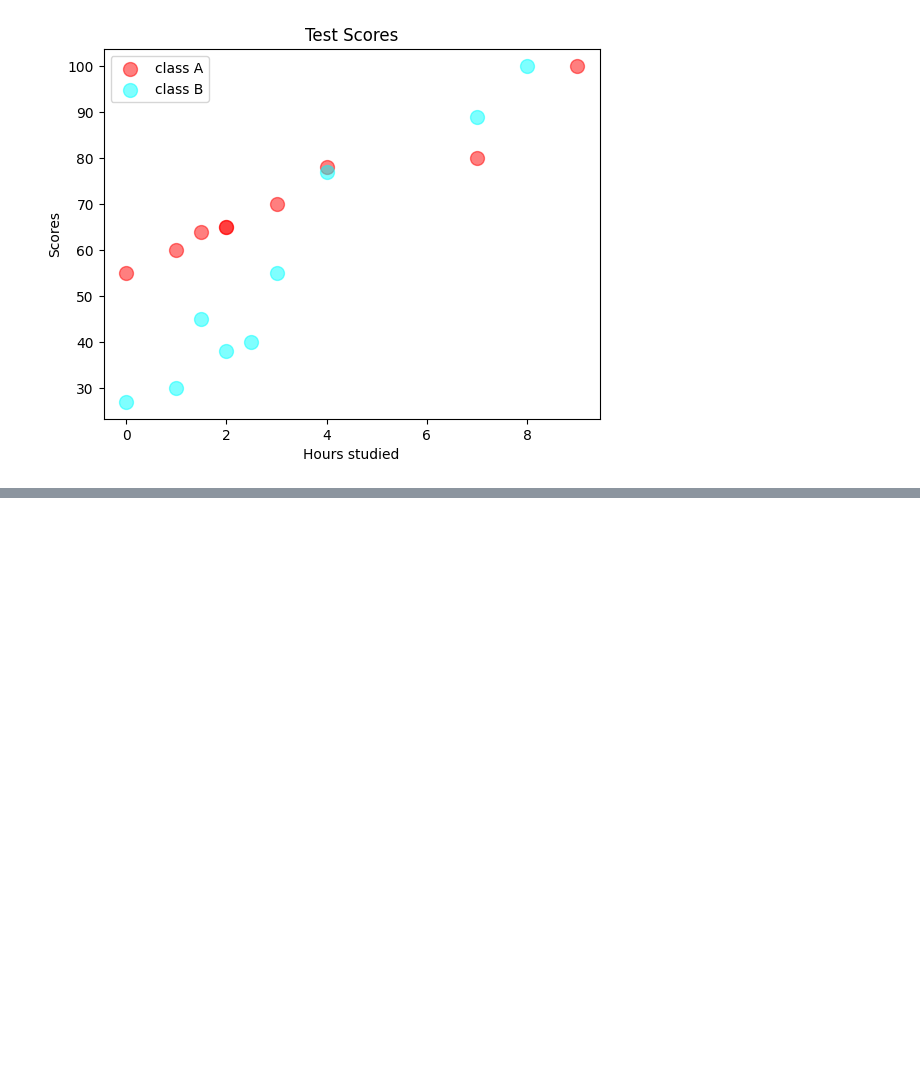
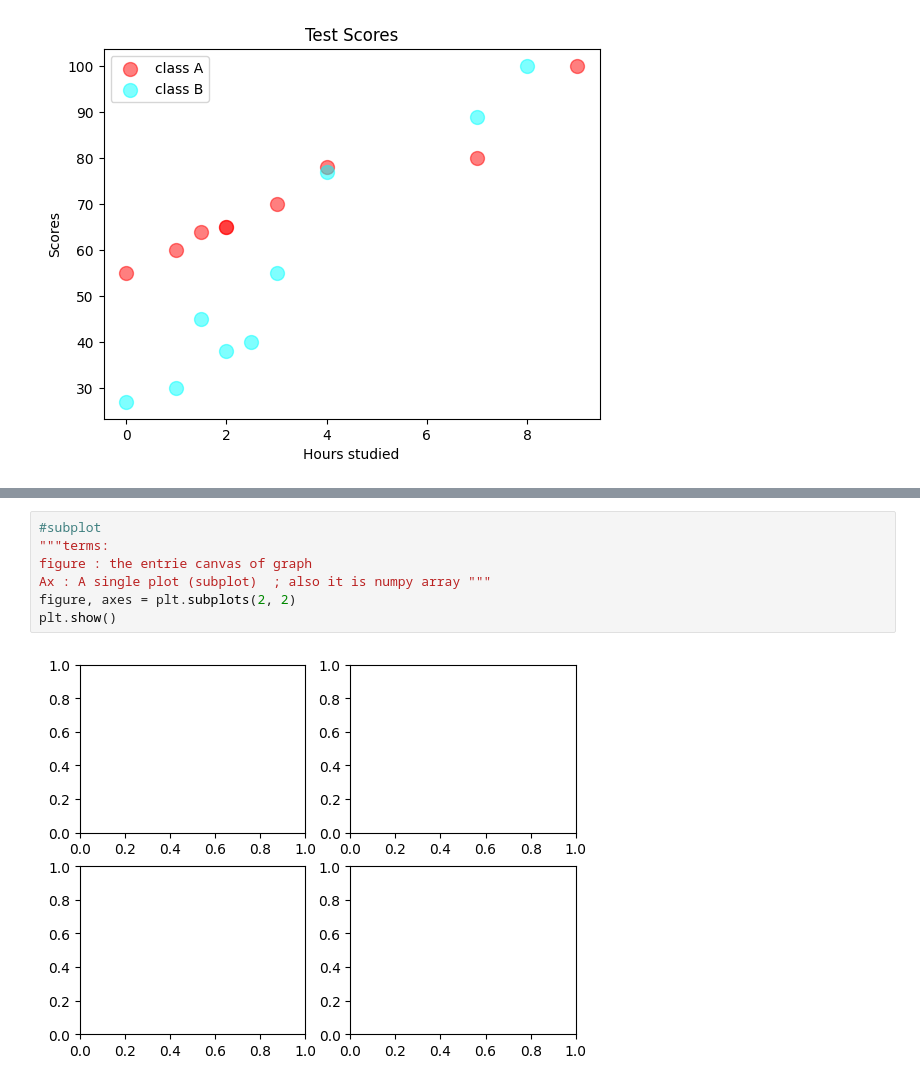
Before and after one commit to BhuVanesh5512/Practice, a Jupyter notebook: matplot.ipynb, the cells around one changed output, grey strips where cells are left out. Cells and saved outputs as stored; diff of their text form; blank space fills up the shorter version.

```diff
--- a/matplot.ipynb
+++ b/matplot.ipynb
@@ -231,0 +232,9 @@ plt.show()
+# %%
+#subplot
+"""terms:
+figure : the entrie canvas of graph
+Ax : A single plot (subplot)  ; also it is numpy array """
+figure, axes = plt.subplots(2, 2)
+plt.show()
+# %% [output]
+[figure, added]
```
Also changed, not shown: parts of 11 cells of this notebook, 1 other file.
